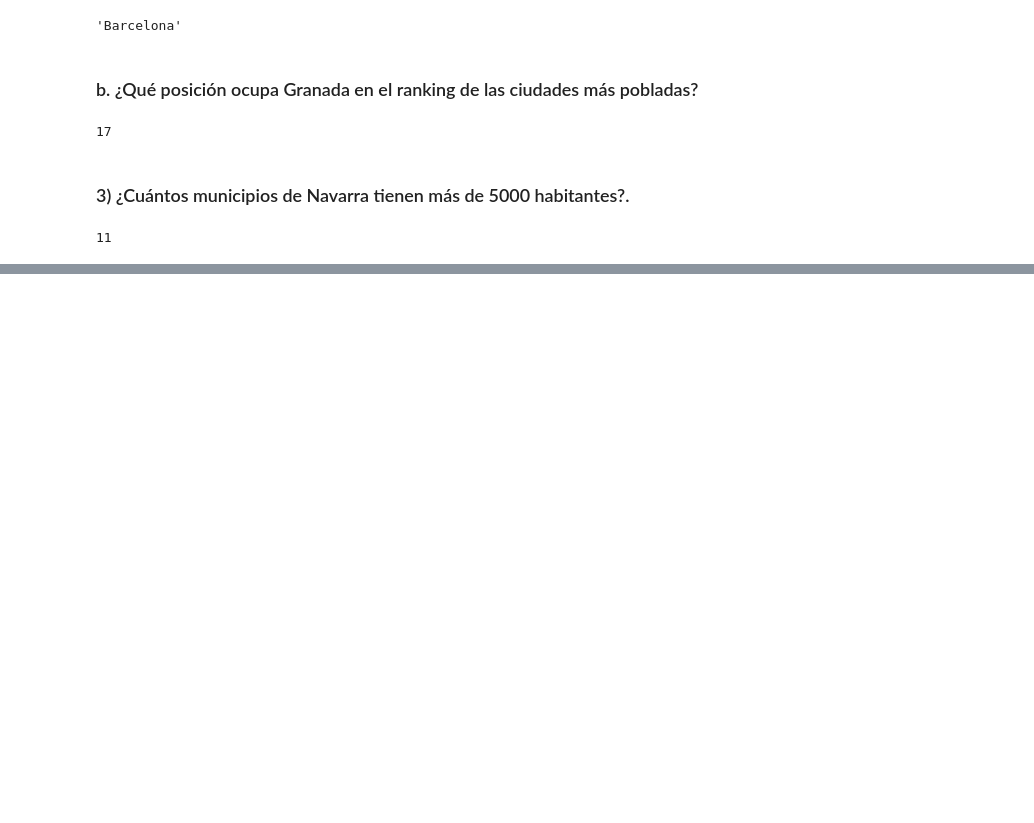
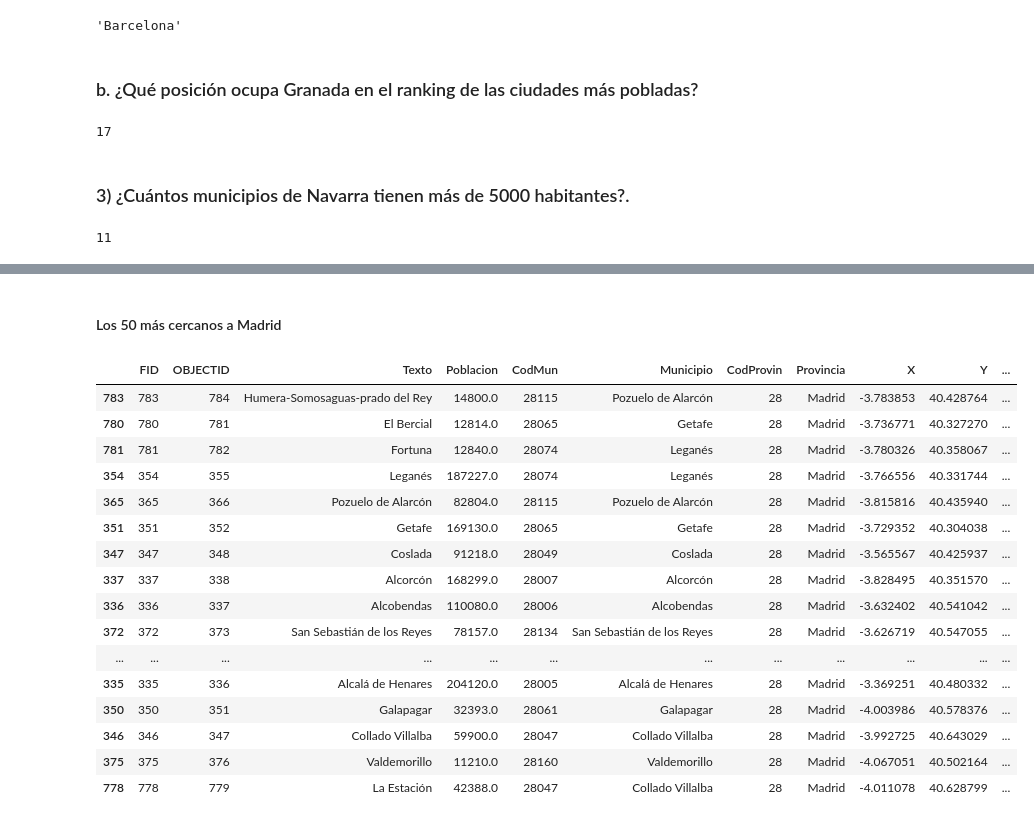
Before and after one commit to BenyaminGaleano/PIO-Econometria2-Lab2, a Jupyter notebook: Lab2.ipynb, the cells around one changed output, grey strips where cells are left out. Saved outputs shown, nothing was run; the diff lists cells and outputs as text; code cells hidden in the pictures; blank space fills up the shorter version.

```diff
--- a/Lab2.ipynb
+++ b/Lab2.ipynb
@@ -224,0 +361,5 @@ dataset[(dataset["Provincia"] == "Navarra") & (dataset["Poblacion"] > 5000)]["Mu
+# %%
+import math
+
+madrid_coordinate = dataset[dataset["Municipio"] == "Madrid"][["X", "Y"]].to_numpy().flatten()
+madrid_coordinate
@@ -224,0 +368,6 @@ dataset[(dataset["Provincia"] == "Navarra") & (dataset["Poblacion"] > 5000)]["Mu
+# %%
+without_madrid = dataset[dataset["Municipio"] != "Madrid"].copy()
+without_madrid["Distancia"] = without_madrid.apply(lambda row: math.dist(madrid_coordinate, (row["X"], row["Y"])), axis=1)
+
+without_madrid = without_madrid.sort_values("Distancia", ascending=True)
+without_madrid
@@ -224,0 +388,22 @@ dataset[(dataset["Provincia"] == "Navarra") & (dataset["Poblacion"] > 5000)]["Mu
+# %% [markdown]
+#### Los 50 más cercanos a Madrid
+# %%
+without_madrid.head(50)
+# %% [output]
+|  | FID | OBJECTID | Texto | Poblacion | CodMun | Municipio | CodProvin | Provincia | X | Y | ... |
+| 783 | 783 | 784 | Humera-Somosaguas-prado del Rey | 14800.0 | 28115 | Pozuelo de Alarcón | 28 | Madrid | -3.783853 | 40.428764 | ... |
+| 780 | 780 | 781 | El Bercial | 12814.0 | 28065 | Getafe | 28 | Madrid | -3.736771 | 40.327270 | ... |
+| 781 | 781 | 782 | Fortuna | 12840.0 | 28074 | Leganés | 28 | Madrid | -3.780326 | 40.358067 | ... |
+| 354 | 354 | 355 | Leganés | 187227.0 | 28074 | Leganés | 28 | Madrid | -3.766556 | 40.331744 | ... |
+| 365 | 365 | 366 | Pozuelo de Alarcón | 82804.0 | 28115 | Pozuelo de Alarcón | 28 | Madrid | -3.815816 | 40.435940 | ... |
+| 351 | 351 | 352 | Getafe | 169130.0 | 28065 | Getafe | 28 | Madrid | -3.729352 | 40.304038 | ... |
+| 347 | 347 | 348 | Coslada | 91218.0 | 28049 | Coslada | 28 | Madrid | -3.565567 | 40.425937 | ... |
+| 337 | 337 | 338 | Alcorcón | 168299.0 | 28007 | Alcorcón | 28 | Madrid | -3.828495 | 40.351570 | ... |
+| 336 | 336 | 337 | Alcobendas | 110080.0 | 28006 | Alcobendas | 28 | Madrid | -3.632402 | 40.541042 | ... |
+| 372 | 372 | 373 | San Sebastián de los Reyes | 78157.0 | 28134 | San Sebastián de los Reyes | 28 | Madrid | -3.626719 | 40.547055 | ... |
+| ... | ... | ... | ... | ... | ... | ... | ... | ... | ... | ... | ... |
+| 335 | 335 | 336 | Alcalá de Henares | 204120.0 | 28005 | Alcalá de Henares | 28 | Madrid | -3.369251 | 40.480332 | ... |
+| 350 | 350 | 351 | Galapagar | 32393.0 | 28061 | Galapagar | 28 | Madrid | -4.003986 | 40.578376 | ... |
+| 346 | 346 | 347 | Collado Villalba | 59900.0 | 28047 | Collado Villalba | 28 | Madrid | -3.992725 | 40.643029 | ... |
+| 375 | 375 | 376 | Valdemorillo | 11210.0 | 28160 | Valdemorillo | 28 | Madrid | -4.067051 | 40.502164 | ... |
+| 778 | 778 | 779 | La Estación | 42388.0 | 28047 | Collado Villalba | 28 | Madrid | -4.011078 | 40.628799 | ... |
```
Also changed, not shown: parts of 27 cells of this notebook, 2 other files.
